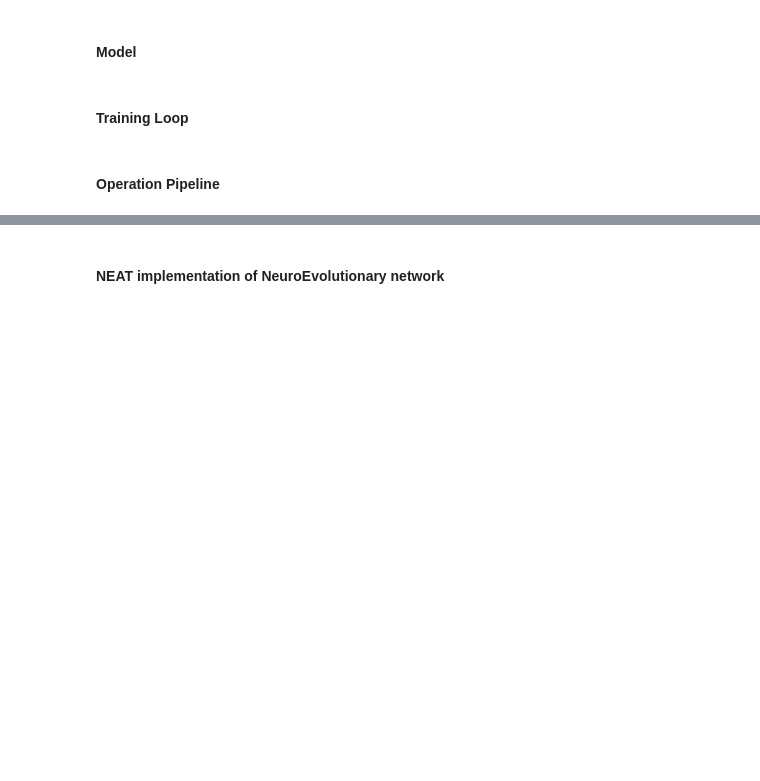
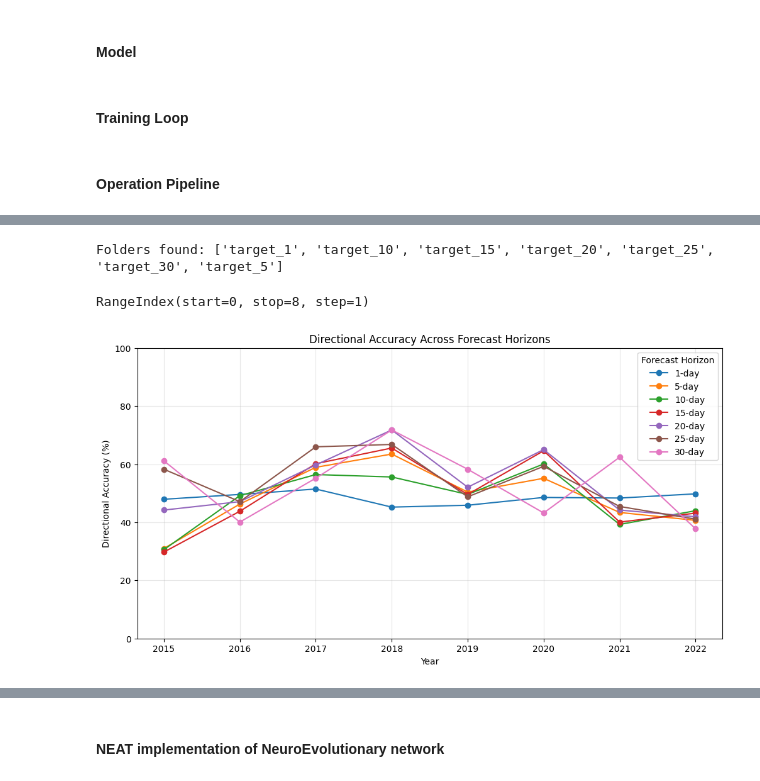
Before and after one commit to HellCatCruiser/AgenticTrader, a Jupyter notebook: NN/NN_Pipeline_2.ipynb, the cells around one changed output, grey strips where cells are left out. Saved outputs shown, nothing was run; the diff lists cells and outputs as text; code cells hidden in the pictures; blank space fills up the shorter version.

```diff
--- a/NN/NN_Pipeline_2.ipynb
+++ b/NN/NN_Pipeline_2.ipynb
@@ -529,12 +598,6 @@ EPOCHS = 10
 # %%
-# 1. Load full data
-df = load_price_data(
-    ticker=TICKER,
-    start_date=START,
-    end_date=END,
-    leadup_days=WARMUP,
-    pred_target=TARGET
-)
+# 1. add indicators
+df = add_indicators(df=df_raw, start_date=START, pred_target=TARGET, sma_vals=SMA)
 
 # 2. Create walk-forward boundary
 
@@ -709,11 +789,3 @@ def run_multi_horizon_experiments(
     return pd.DataFrame(all_results)
 # %%
 HORIZONS = [1, 5, 10, 15, 20, 25, 30]
-# %%
-df = load_price_data(
-    ticker=TICKER,
-    start_date=START,
-    end_date=END,
-    leadup_days=WARMUP,
-    pred_target=TARGET
-)
@@ -752,0 +844,34 @@ ValueError: Missing column 1_day_target. Did load_price_data generate these?
+# %%
+# combine all metric csv's in the results folders
+metrics_combined = collect_target_metrics()
+metrics_combined_2 = metrics_combined.swaplevel("pred_target", "year").sort_index()
+# %% [output]
+Folders found: ['target_1', 'target_10', 'target_15', 'target_20', 'target_25', 'target_30', 'target_5']
+# %%
+def plot_directional_accuracy(df: pd.DataFrame):
+    plt.figure(figsize=(12,6))
+
+    for horizon in df.index.levels[0]:
+        series = df.loc[horizon]["directional_accuracy (%)"]
+        plt.plot(
+            series.index,
+            series.values,
+            marker="o",
+            label=f"{horizon}-day"
+        )
+
+    plt.title("Directional Accuracy Across Forecast Horizons")
+    plt.ylim(0, 100)
+    plt.xlabel("Year")
+    plt.ylabel("Directional Accuracy (%)")
+    plt.grid(True, alpha=0.3)
+    plt.legend(title="Forecast Horizon")
+    plt.show()
+# %%
+metrics_df.index
+# %% [output]
+RangeIndex(start=0, stop=8, step=1)
+# %%
+plot_directional_accuracy(metrics_combined_2)
+# %% [output]
+[figure, added]
```
Also changed, not shown: parts of 24 cells of this notebook, 42 other files.
